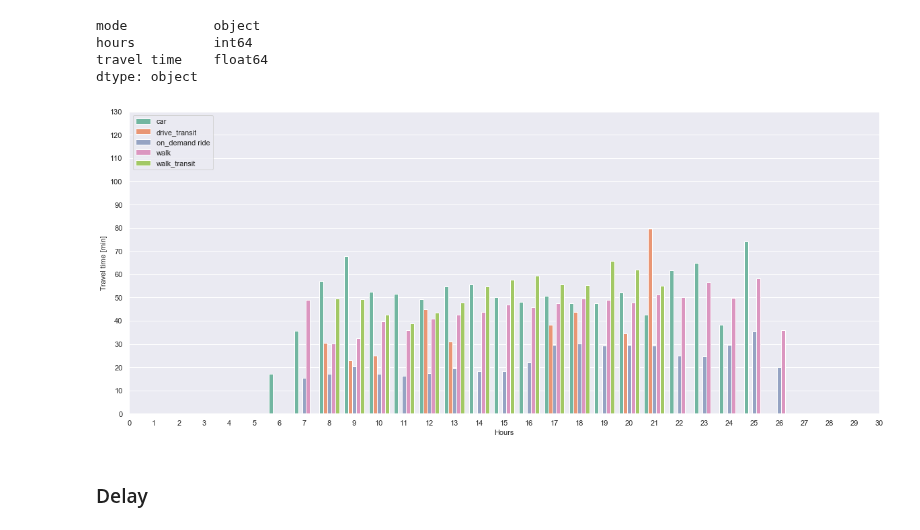
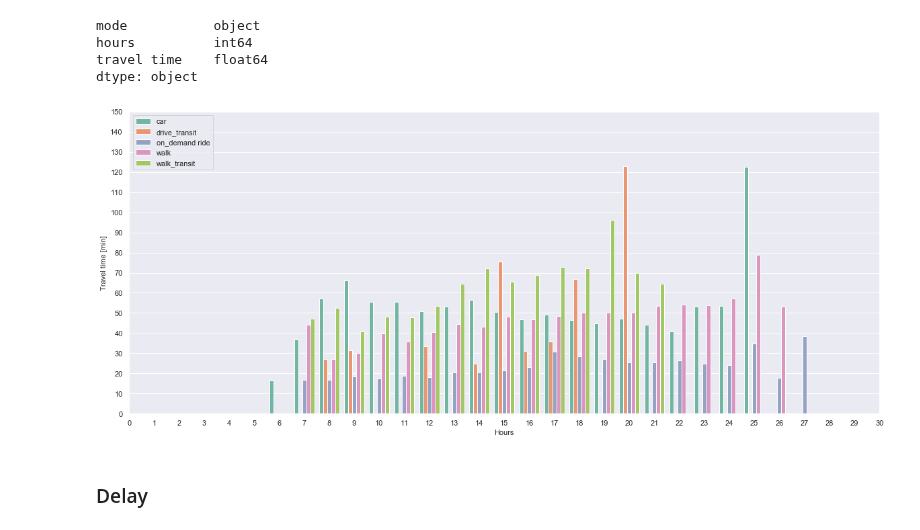
Before and after one commit to bistro-its-berkeley/BISTRO-Starter-Kit, a Jupyter notebook: utilities/Visualization/Visualization_outputs.ipynb, the cells around one changed output. Saved outputs shown, nothing was run; the diff lists cells and outputs as text; code cells hidden in the pictures.

```diff
--- a/utilities/Visualization/Visualization_outputs.ipynb
+++ b/utilities/Visualization/Visualization_outputs.ipynb
@@ -1064,7 +1085,10 @@ travel_time_data_good = path.join(results_random_good_output_path, "20.averageTr
 travel_time_data_bad = path.join(results_random_bad_output_path, "20.averageTravelTimes.csv")
 travel_time_data_bau = path.join(warm_start_output_path,"ITERS/it.100/100.averageTravelTimes.csv")
 travel_time_data_bau = r"/Users/vgolfi/Documents/GitHub/BeamCompetitions/fixed-data/sioux_faux/bau/warm-start/sioux_faux-15k__warm-start/ITERS/it.100/100.averageTravelTimes.csv"
-travel_time_data = travel_time_data_bau
+travel_time_Redistributive = r""
+travel_time_no_transit = r"/Users/vgolfi/Documents/Results_Exploration/output_no_transit/host9/sioux_faux/sioux_faux-15k__2019-02-06_20-00-57/20.averageTravelTimes.csv"
+
+travel_time_data = travel_time_data_good
 # %% [markdown]
 **BY MODE**
 # %%
@@ -1122,22 +1151,26 @@ dtype: object
 # %%
 fig, ax = plt.subplots()
 # the size of A4 paper
 fig.set_size_inches(20, 8.27)
 sns.barplot(ax = ax,x="hours", y="travel time", hue= "mode", data=melted_travel_time.sort_values(by = "hours"), palette = "Set2")
 plt.legend(loc = "upper left")
 plt.xlabel("Hours", fontsize = 11)
 plt.ylabel("Travel time [min]", fontsize = 11)
 plt.xlim((0,30))
-plt.ylim((0,130))
-plt.yticks(np.arange(0,131,10), np.arange(0,131,10),fontsize = 11)
+plt.ylim((0,150))
+plt.yticks(np.arange(0,151,10), np.arange(0,151,10),fontsize = 11)
 plt.xticks(np.arange(0,31,1), np.arange(0,31,1),fontsize = 11)
 # plt.title("Average travel time per passenger-trip over the day", fontweight = "bold", pad=12, fontsize = 15)
-plt.savefig("Average_travel_time_per_passenger_trip_over_the_day_bau", bbox_inches="tight")
 
+# plt.savefig("Average_travel_time_per_passenger_trip_over_the_day_bau", bbox_inches="tight")
+# plt.savefig("Average_travel_time_per_passenger_trip_over_the_day_No_transit", bbox_inches="tight")
+# plt.savefig("Average_travel_time_per_passenger_trip_over_the_day_Redistributive", bbox_inches="tight")
+# plt.savefig("Average_travel_time_per_passenger_trip_over_the_day_Sample_1", bbox_inches="tight")
+plt.savefig("Average_travel_time_per_passenger_trip_over_the_day_Sample_2", bbox_inches="tight")
 
 plt.show()
 # %% [output]
-[figure, old version]
+[figure, new version]
 # %% [markdown]
 ### Delay
 # %% [markdown]
```
Also changed, not shown: parts of 17 cells of this notebook, 15 other files.
